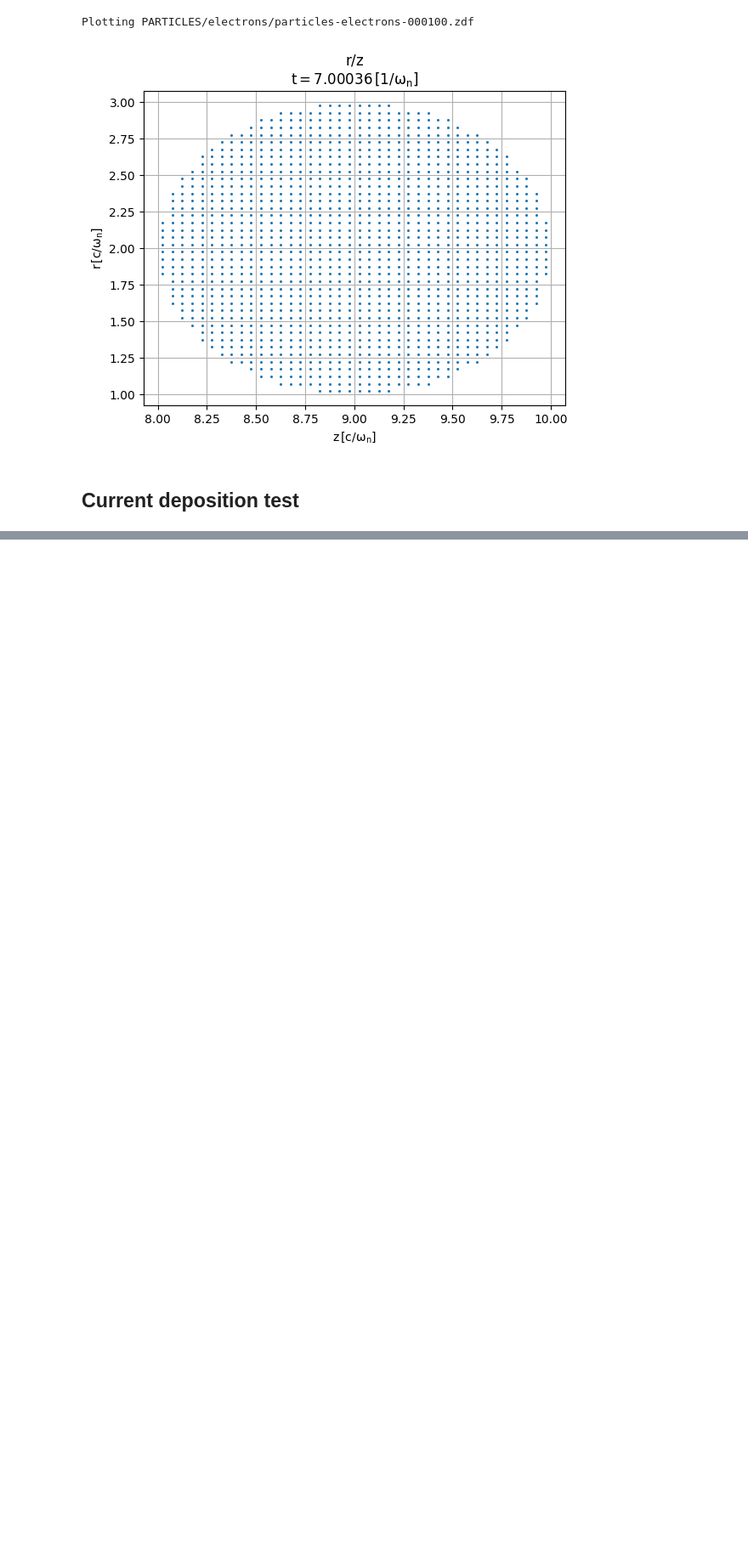
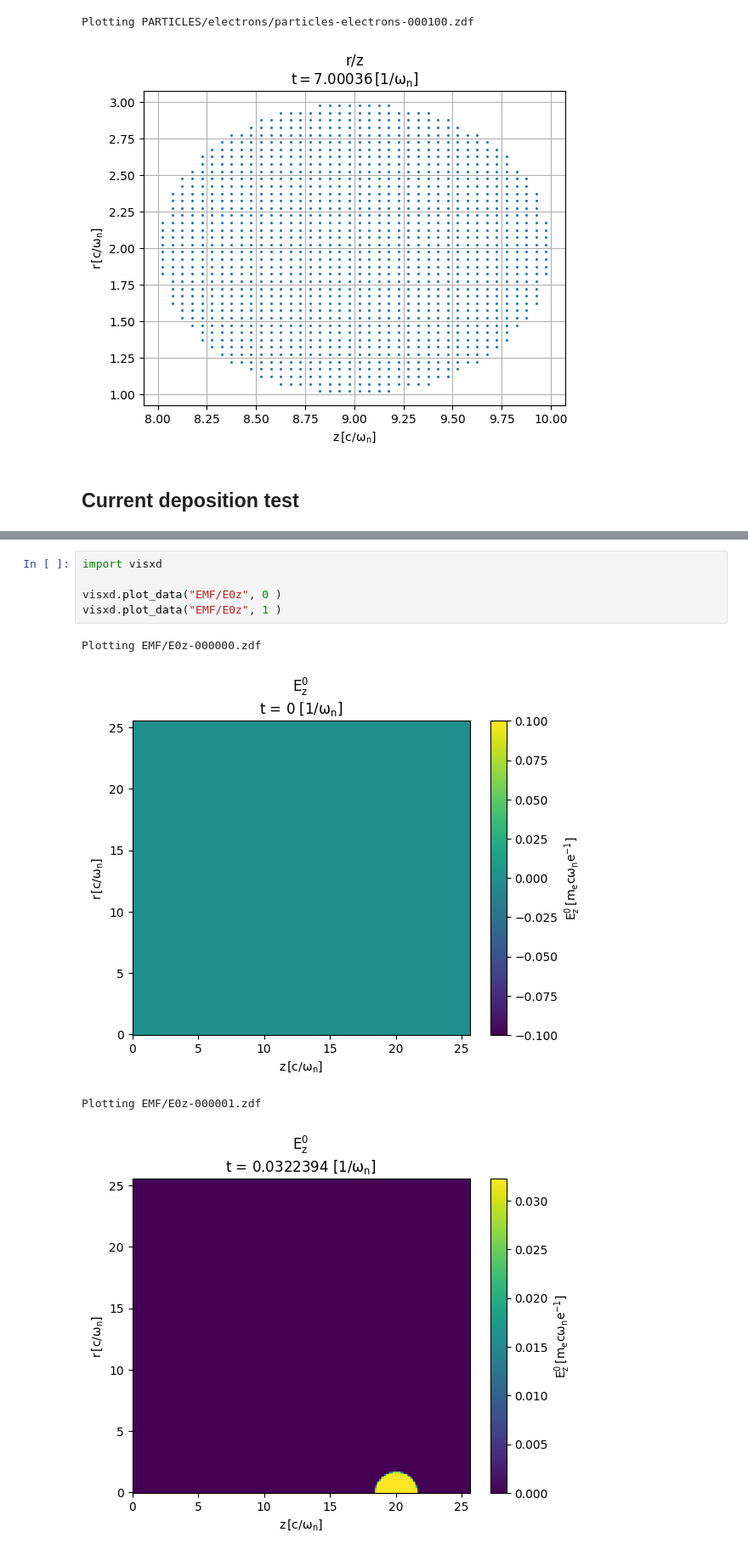
Before and after one commit to ricardo-fonseca/zpic-parallel, a Jupyter notebook: openmp/q3d/Debug-q3d.ipynb, the cells around one changed output, grey strips where cells are left out. Shown at 85% size. Cells and saved outputs as stored; diff of their text form; blank space fills up the shorter version.

```diff
--- a/openmp/q3d/Debug-q3d.ipynb
+++ b/openmp/q3d/Debug-q3d.ipynb
@@ -111,0 +231,10 @@ visxd.complex_grid2d(fname("J1θ", 1), part = 'imag' )
+# %%
+import visxd
+
+visxd.plot_data("EMF/E0z", 0 )
+visxd.plot_data("EMF/E0z", 1 )
+# %% [output]
+Plotting EMF/E0z-000000.zdf
+[figure, added]
+Plotting EMF/E0z-000001.zdf
+[figure, added]
```
Also changed, not shown: parts of 10 cells of this notebook, 13 other files.
